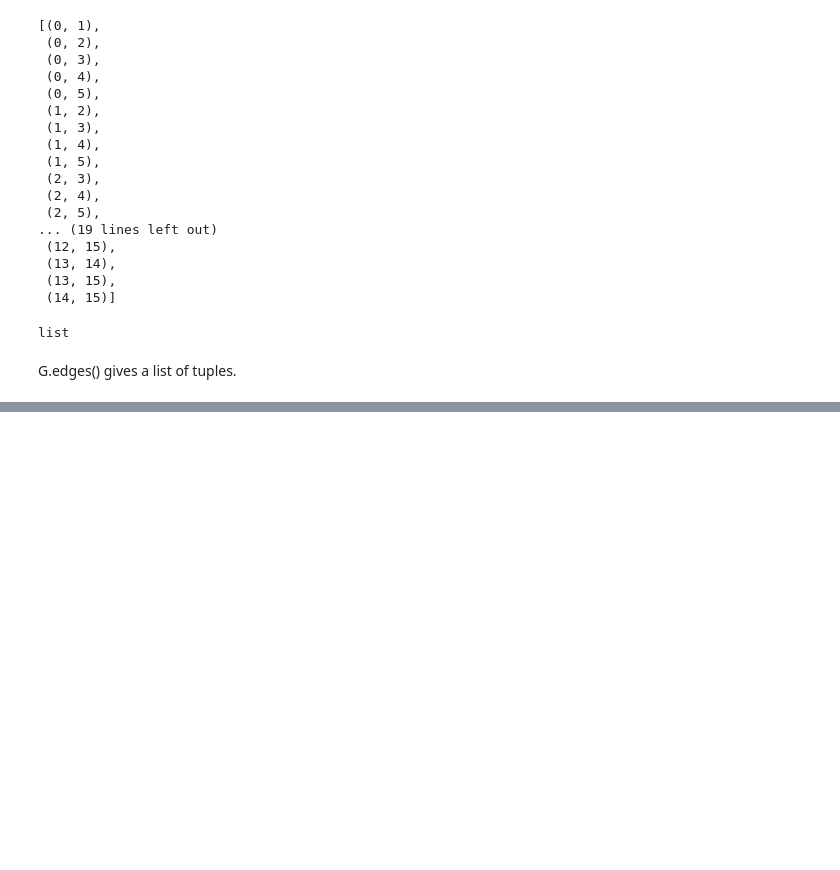
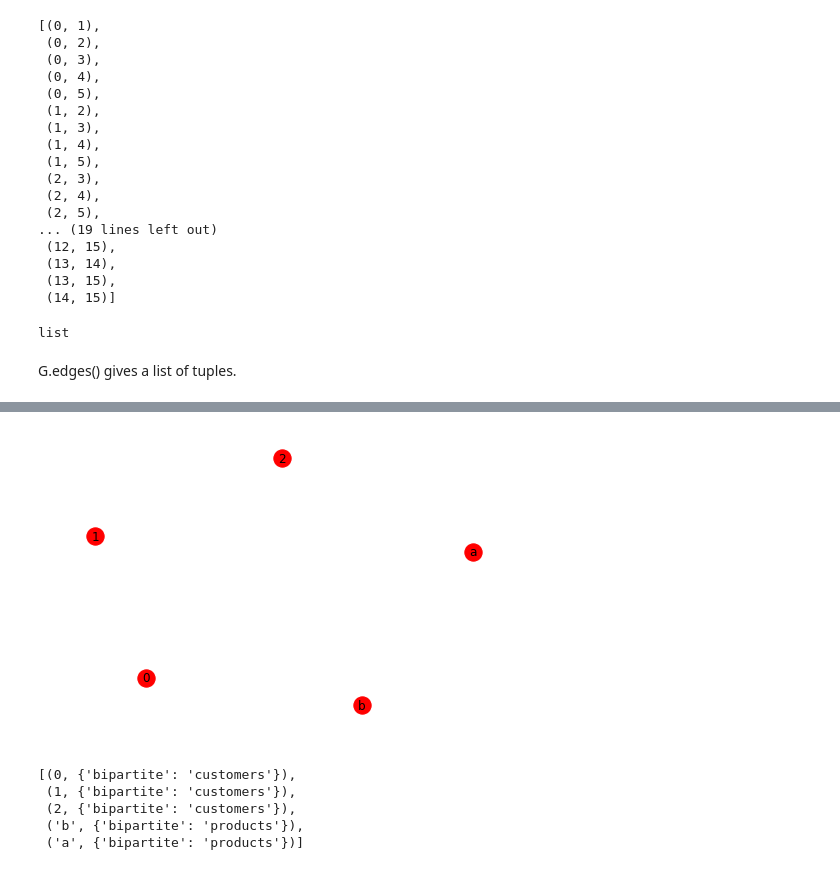
Before and after one commit to sushant2811/NetworkAnalysis, a Jupyter notebook: networkAnalysis.ipynb, the cells around one changed output, grey strips where cells are left out. Drawn from its saved outputs; the diff is of its cells as text; code cells hidden in the pictures; blank space fills up the shorter version.

Commit message:
Bipartite graphs

```diff
--- a/networkAnalysis.ipynb
+++ b/networkAnalysis.ipynb
@@ -644,0 +655,20 @@ G.edges() gives a list of tuples.
+# %%
+numbers = range(3)
+# %%
+G.add_nodes_from(numbers, bipartite='customers')
+# %%
+letters = ['a', 'b']
+# %%
+G.add_nodes_from(letters, bipartite='products')
+# %%
+nx.draw(G, with_labels=True)
+# %% [output]
+[figure, added]
+# %%
+G.nodes(data=True)
+# %% [output]
+[(0, {'bipartite': 'customers'}),
+ (1, {'bipartite': 'customers'}),
+ (2, {'bipartite': 'customers'}),
+ ('b', {'bipartite': 'products'}),
+ ('a', {'bipartite': 'products'})]
```
Also changed, not shown: parts of 2 cells of this notebook.
